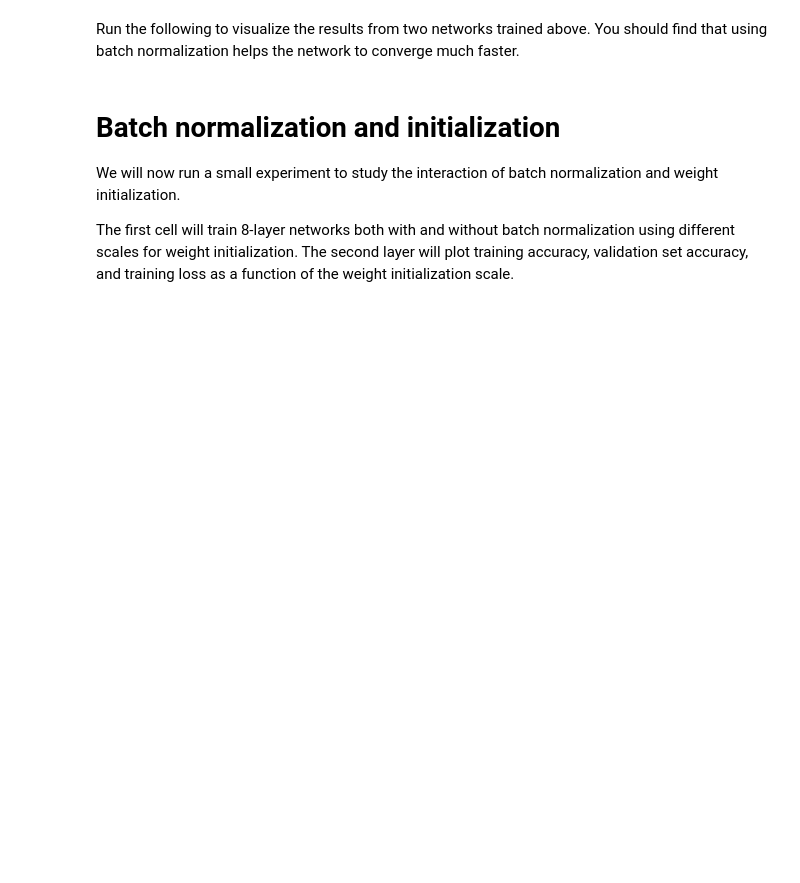
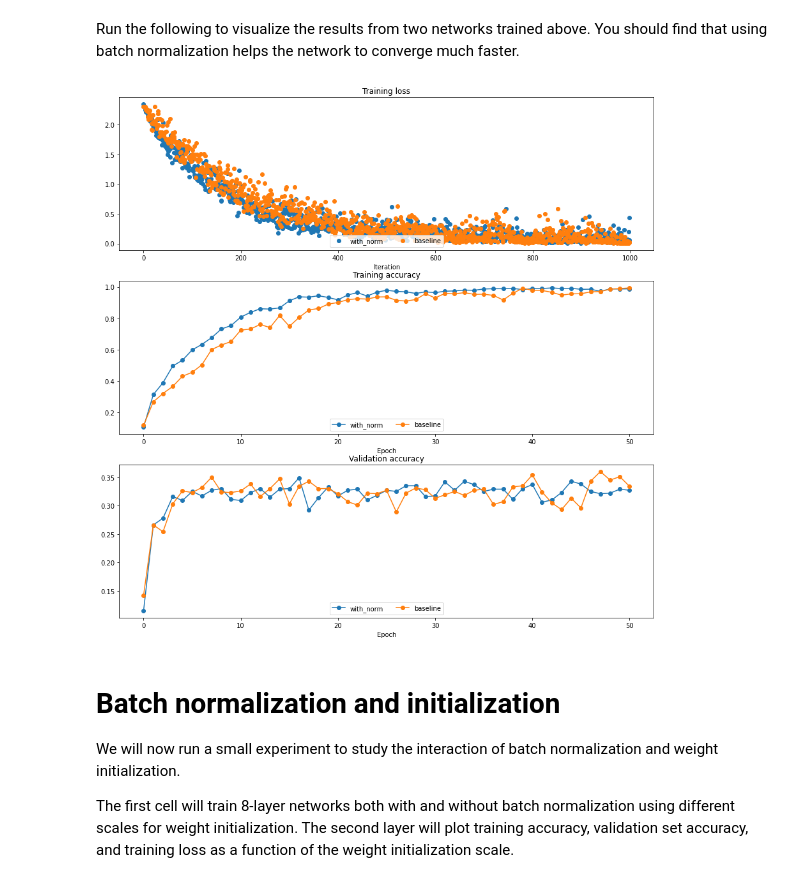
Before and after one commit to gmstanle/cs231n, a Jupyter notebook: assignment2/BatchNormalization.ipynb, the cells around one changed output. Saved outputs shown, nothing was run; the diff lists cells and outputs as text; code cells hidden in the pictures; blank space fills up the shorter version.

Commit message:
finished batchnorm section

```diff
--- a/assignment2/BatchNormalization.ipynb
+++ b/assignment2/BatchNormalization.ipynb
@@ -301,7 +284,7 @@ model = FullyConnectedNet(hidden_dims, weight_scale=weight_scale, normalization=
 
 print('Solver with batch norm:')
 bn_solver = Solver(bn_model, small_data,
-                num_epochs=10, batch_size=50,
+                num_epochs=50, batch_size=50,
                 update_rule='adam',
                 optim_config={
                   'learning_rate': 1e-3,
@@ -311,7 +294,7 @@ bn_solver.train()
 
 print('\nSolver without batch norm:')
 solver = Solver(model, small_data,
-                num_epochs=10, batch_size=50,
+                num_epochs=50, batch_size=50,
                 update_rule='adam',
                 optim_config={
                   'learning_rate': 1e-3,
@@ -321,37 +322,45 @@ solver.train()
 # %% [markdown]
 Run the following to visualize the results from two networks trained above. You should find that using batch normalization helps the network to converge much faster.
 # %%
-def plot_training_history(title, label, baseline, bn_solvers, plot_fn, bl_marker='.', bn_marker='.', labels=None):
+def plot_training_history(title, label, baselines, bn_solvers, plot_fn, bl_marker='-', bn_marker='.', labels=None):
     """utility function for plotting training history"""
     plt.title(title)
     plt.xlabel(label)
     bn_plots = [plot_fn(bn_solver) for bn_solver in bn_solvers]
-    bl_plot = plot_fn(baseline)
+    bl_plots = [plot_fn(baselines) for baselines in baselines]
+
     num_bn = len(bn_plots)
     for i in range(num_bn):
         label='with_norm'
         if labels is not None:
             label += str(labels[i])
         plt.plot(bn_plots[i], bn_marker, label=label)
-    label='baseline'
-    if labels is not None:
-        label += str(labels[0])
-    plt.plot(bl_plot, bl_marker, label=label)
+
+
+    num_bl = len(bl_plots)
+    for i in range(num_bl):
+        label='baseline'
+        if labels is not None:
+            label += str(labels[i])
+        plt.plot(bl_plots[i], bl_marker, label=label)
+
     plt.legend(loc='lower center', ncol=num_bn+1)
 
 
 plt.subplot(3, 1, 1)
-plot_training_history('Training loss','Iteration', solver, [bn_solver], \
+plot_training_history('Training loss','Iteration', [solver], [bn_solver], \
                       lambda x: x.loss_history, bl_marker='o', bn_marker='o')
 plt.subplot(3, 1, 2)
-plot_training_history('Training accuracy','Epoch', solver, [bn_solver], \
+plot_training_history('Training accuracy','Epoch', [solver], [bn_solver], \
                       lambda x: x.train_acc_history, bl_marker='-o', bn_marker='-o')
 plt.subplot(3, 1, 3)
-plot_training_history('Validation accuracy','Epoch', solver, [bn_solver], \
+plot_training_history('Validation accuracy','Epoch', [solver], [bn_solver], \
                       lambda x: x.val_acc_history, bl_marker='-o', bn_marker='-o')
 
 plt.gcf().set_size_inches(15, 15)
 plt.show()
+# %% [output]
+[figure, added]
 # %% [markdown]
 # Batch normalization and initialization
 We will now run a small experiment to study the interaction of batch normalization and weight initialization.
```
Also changed, not shown: parts of 12 cells of this notebook, 3 other files.
